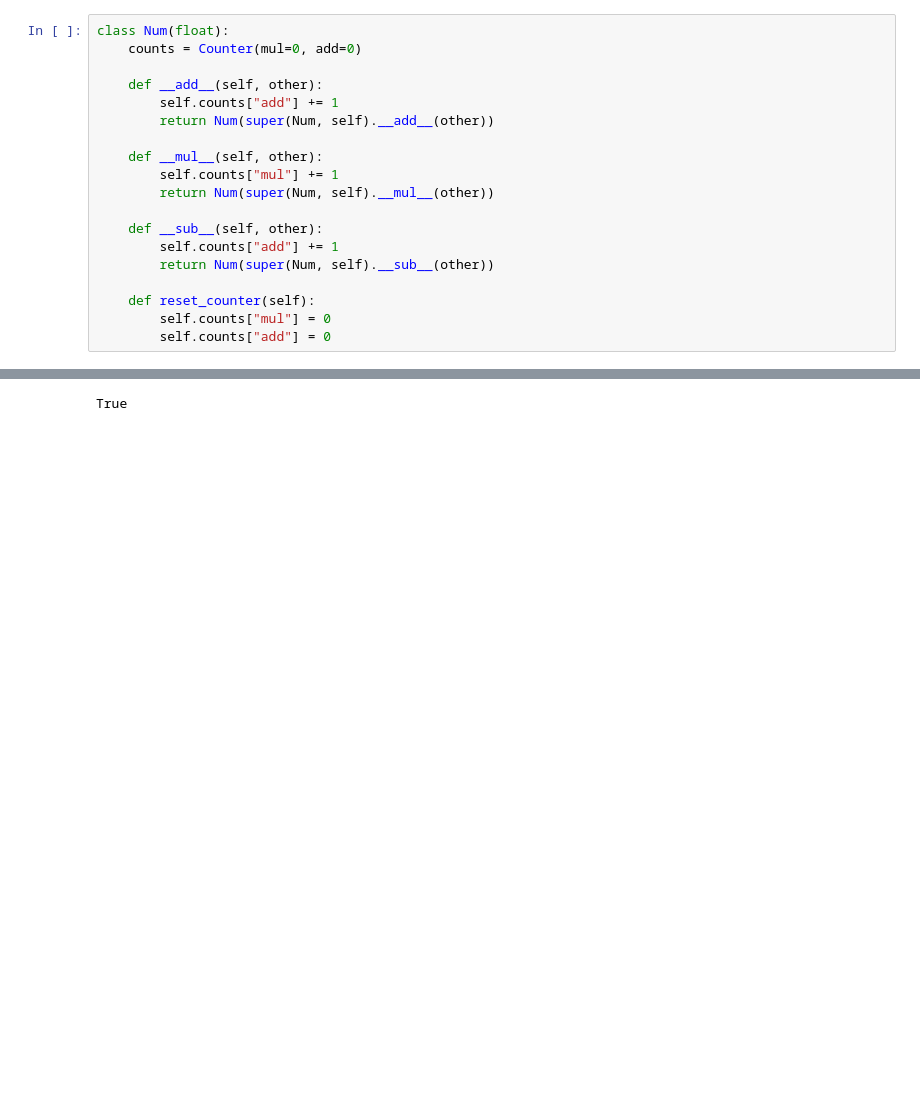
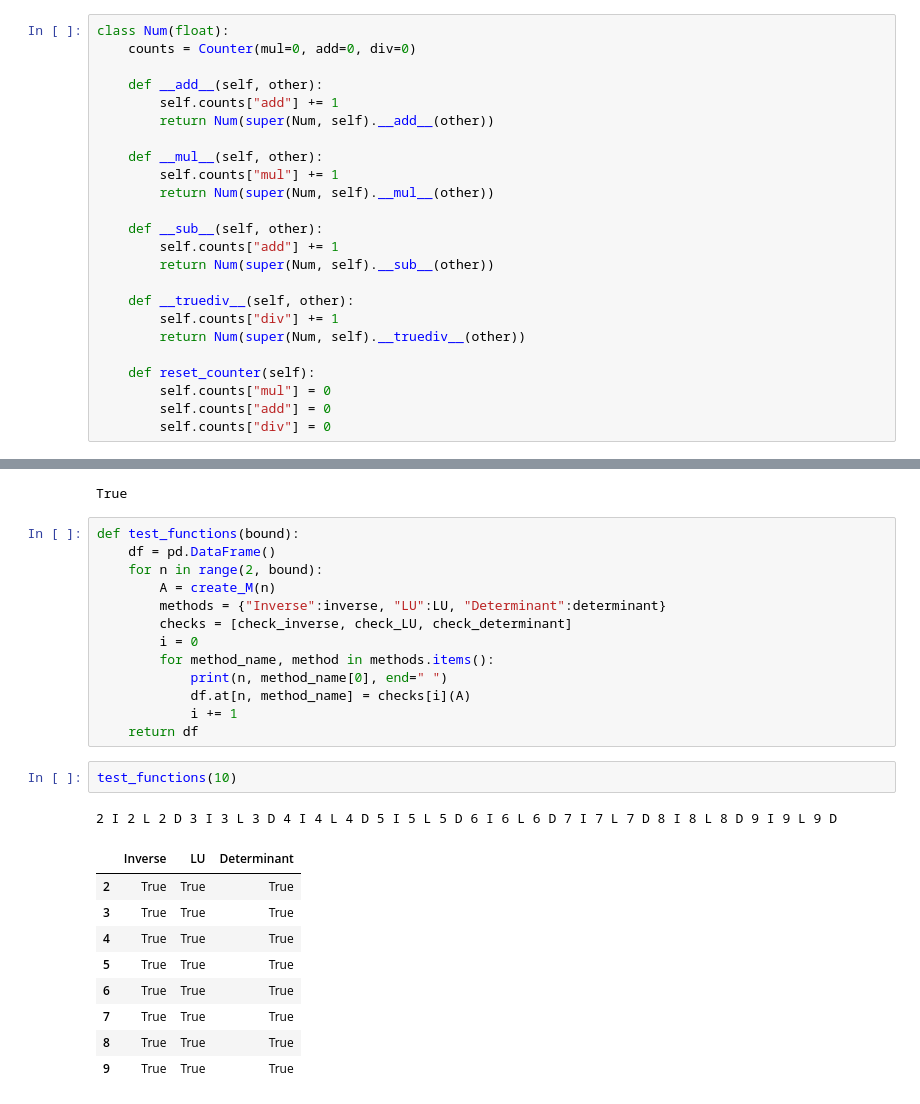
Before and after one commit to Szyntos/Algorymty_Macierzowe, a Jupyter notebook: lab2/main.ipynb, the cells around one changed output, grey strips where cells are left out. Saved outputs shown, nothing was run; the diff lists cells and outputs as text; blank space fills up the shorter version.

```diff
--- a/lab2/main.ipynb
+++ b/lab2/main.ipynb
@@ -7,6 +11,6 @@ from pprint import pprint
 # %%
 class Num(float):
-    counts = Counter(mul=0, add=0)
+    counts = Counter(mul=0, add=0, div=0)
 
     def __add__(self, other):
         self.counts["add"] += 1
@@ -20,9 +24,14 @@ class Num(float):
         self.counts["add"] += 1
         return Num(super(Num, self).__sub__(other))
 
+    def __truediv__(self, other):
+        self.counts["div"] += 1
+        return Num(super(Num, self).__truediv__(other))
+
     def reset_counter(self):
         self.counts["mul"] = 0
         self.counts["add"] = 0
+        self.counts["div"] = 0
 # %%
 def matrix_partition(A):
     n = A.shape[0] // 2
@@ -111,3 +122,29 @@ def check_determinant(A):
 print(check_determinant(A))
 # %% [output]
 True
+# %%
+def test_functions(bound):
+    df = pd.DataFrame()
+    for n in range(2, bound):
+        A = create_M(n)
+        methods = {"Inverse":inverse, "LU":LU, "Determinant":determinant}
+        checks = [check_inverse, check_LU, check_determinant]
+        i = 0
+        for method_name, method in methods.items():
+            print(n, method_name[0], end=" ")
+            df.at[n, method_name] = checks[i](A)
+            i += 1
+    return df
+# %%
+test_functions(10)
+# %% [output]
+2 I 2 L 2 D 3 I 3 L 3 D 4 I 4 L 4 D 5 I 5 L 5 D 6 I 6 L 6 D 7 I 7 L 7 D 8 I 8 L 8 D 9 I 9 L 9 D
+|  | Inverse | LU | Determinant |
+| 2 | True | True | True |
+| 3 | True | True | True |
+| 4 | True | True | True |
+| 5 | True | True | True |
+| 6 | True | True | True |
+| 7 | True | True | True |
+| 8 | True | True | True |
+| 9 | True | True | True |
```
Also changed, not shown: parts of 8 cells of this notebook, 1 other file.
